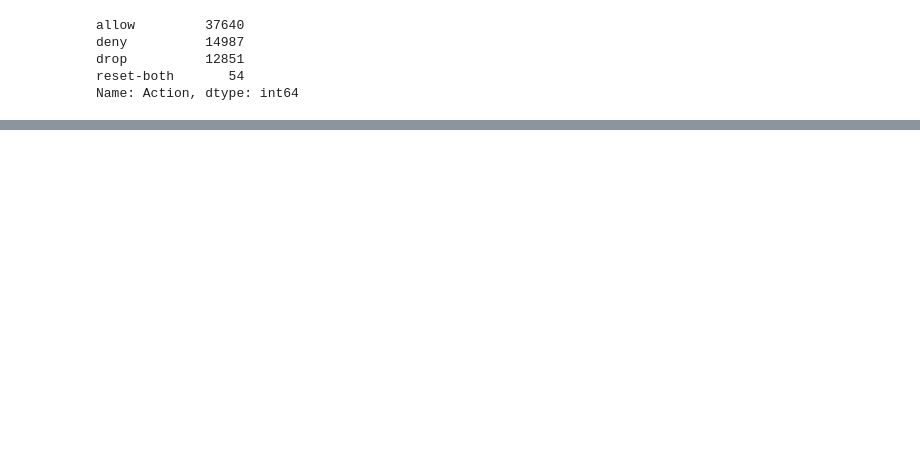
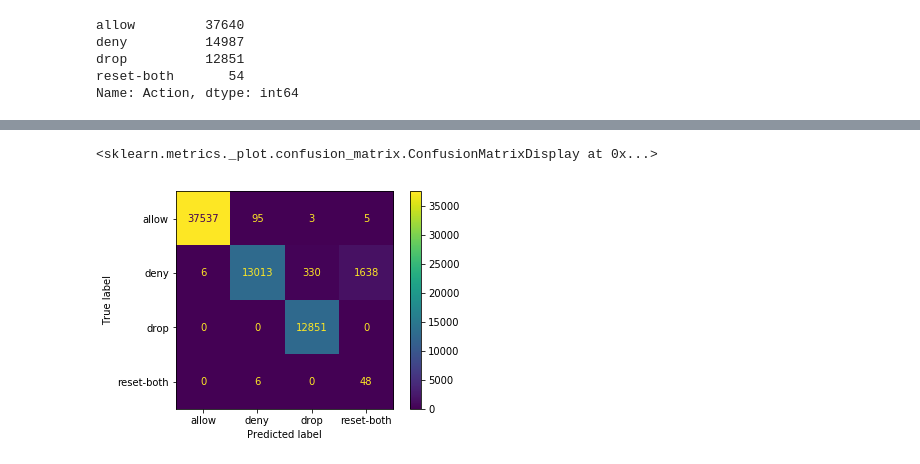
Before and after one commit to ChristosDeretzis/Firewall-dataset-Neural-Networks, a Jupyter notebook: Neural_Networks_Project_02.ipynb, the cells around one changed output, grey strips where cells are left out. Saved outputs shown, nothing was run; the diff lists cells and outputs as text; code cells hidden in the pictures; blank space fills up the shorter version.

```diff
--- a/Neural_Networks_Project_02.ipynb
+++ b/Neural_Networks_Project_02.ipynb
@@ -228,0 +77,7 @@ plt.show()
+# %%
+# split data to train and test
+Train_X, Test_X, Train_Y, Test_Y = model_selection.train_test_split(X_Smote, Y_Smote, test_size=0.3)
+
+# Convert target variable to categorical, to train it to the neural network
+Train_Y = to_categorical(Train_Y)
+Test_Y = to_categorical(Test_Y)
@@ -228,0 +330,14 @@ plt.show()
+# %%
+Y = model.predict(X)
+
+predicted_classes = []
+for array in Y:
+    max_class = np.argmax(array)
+    predicted_classes.append(max_class)
+
+actual_classes = []
+for item in y:
+    actual_classes.append(item)
+
+report = classification_report(y, predicted_classes, target_names=['allow','deny', 'drop', 'reset-both'])
+cm = confusion_matrix(y, predicted_classes)
@@ -228,0 +363,6 @@ plt.show()
+# %%
+cmd = ConfusionMatrixDisplay(cm, display_labels=['allow','deny', 'drop', 'reset-both'])
+cmd.plot()
+# %% [output]
+<sklearn.metrics._plot.confusion_matrix.ConfusionMatrixDisplay at 0x...>
+[figure, added]
```
Also changed, not shown: parts of 39 cells of this notebook, 2 other files.
